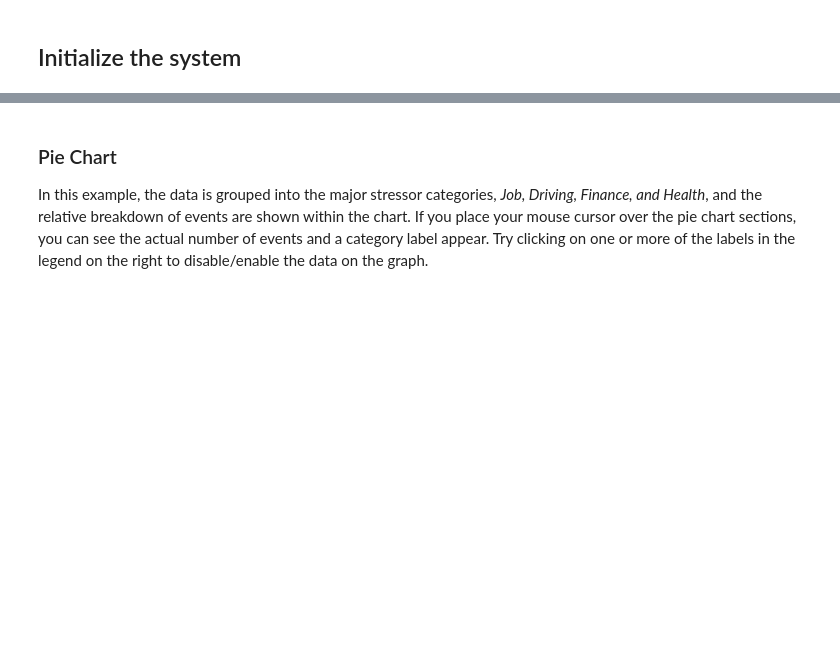
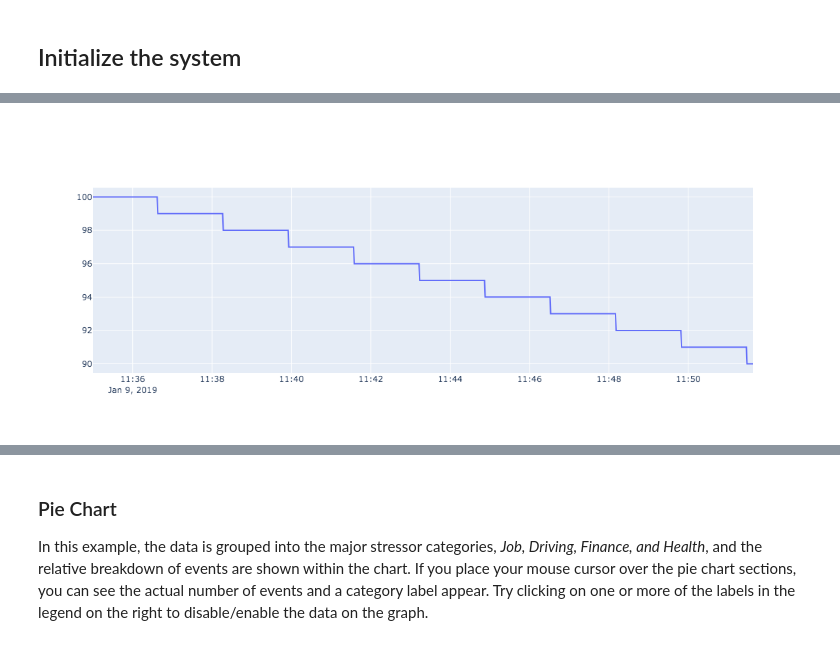
Before and after one commit to MD2Korg/CerebralCortex, a Jupyter notebook: jupyter_demo/plotting_demo.ipynb, the cells around one changed output, grey strips where cells are left out. Cells and saved outputs as stored; diff of their text form; code cells hidden in the pictures; blank space fills up the shorter version.

```diff
--- a/jupyter_demo/plotting_demo.ipynb
+++ b/jupyter_demo/plotting_demo.ipynb
@@ -14,0 +13,4 @@ stress_stream = gen_stress_data(stream_name="STRESS-STREAM", spark_df=True)
+# %%
+stress_stream = gen_stress_data(stream_name="STRESS-STREAM", spark_df=True)
+gen_phone_battery_data(CC, user_id=USER_ID, stream_name="BATTERY--org.md2k.phonesensor--PHONE")
+battery_data_stream = CC.get_stream("BATTERY--org.md2k.phonesensor--PHONE")
@@ -14,0 +28,4 @@ stress_stream = gen_stress_data(stream_name="STRESS-STREAM", spark_df=True)
+# %%
+plot_timeseries(battery_data_stream, user_id=USER_ID)
+# %% [output]
+[figure, added]
```
Also changed, not shown: parts of 15 cells of this notebook, 9 other files.
